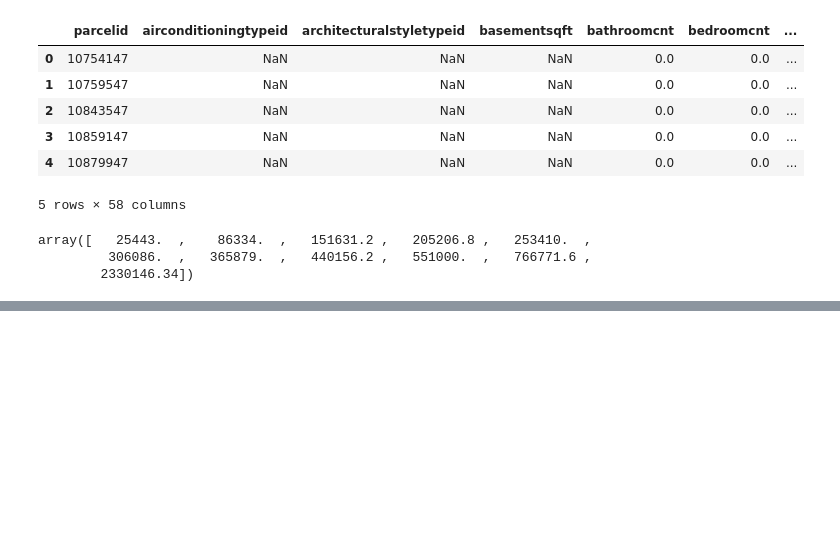
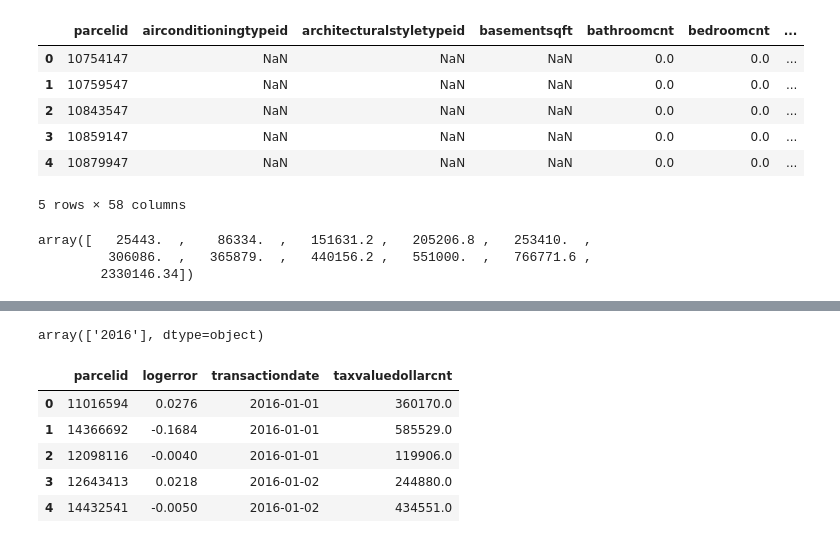
Before and after one commit to shiyuangu/kaggle_zillow, a Jupyter notebook: EDA.ipynb, the cells around one changed output, grey strips where cells are left out. Drawn from its saved outputs; the diff is of its cells as text; code cells hidden in the pictures; blank space fills up the shorter version.

```diff
--- a/EDA.ipynb
+++ b/EDA.ipynb
@@ -31,0 +50,4 @@ plt.show()
+# %%
+df_train_2016.transactiondate.str.extract(r'^(\d\d\d\d)').unique()
+# %% [output]
+array(['2016'], dtype=object)
@@ -31,0 +59,9 @@ plt.show()
+# %%
+df_train_2016.head()
+# %% [output]
+|  | parcelid | logerror | transactiondate | taxvaluedollarcnt |
+| 0 | 11016594 | 0.0276 | 2016-01-01 | 360170.0 |
+| 1 | 14366692 | -0.1684 | 2016-01-01 | 585529.0 |
+| 2 | 12098116 | -0.0040 | 2016-01-01 | 119906.0 |
+| 3 | 12643413 | 0.0218 | 2016-01-02 | 244880.0 |
+| 4 | 14432541 | -0.0050 | 2016-01-02 | 434551.0 |
```
Also changed, not shown: parts of 11 cells of this notebook.
